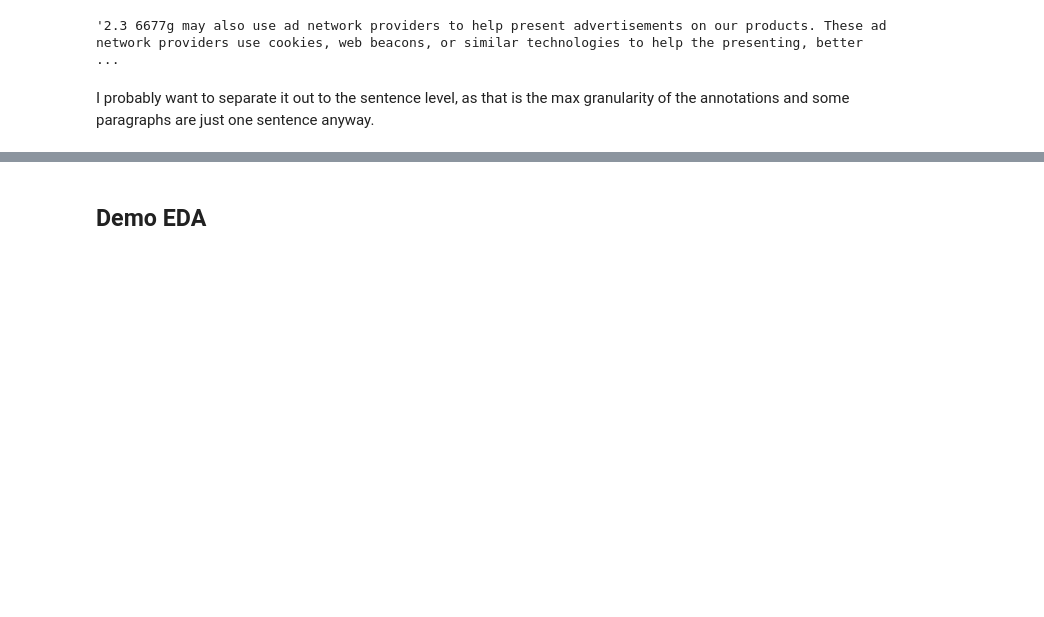
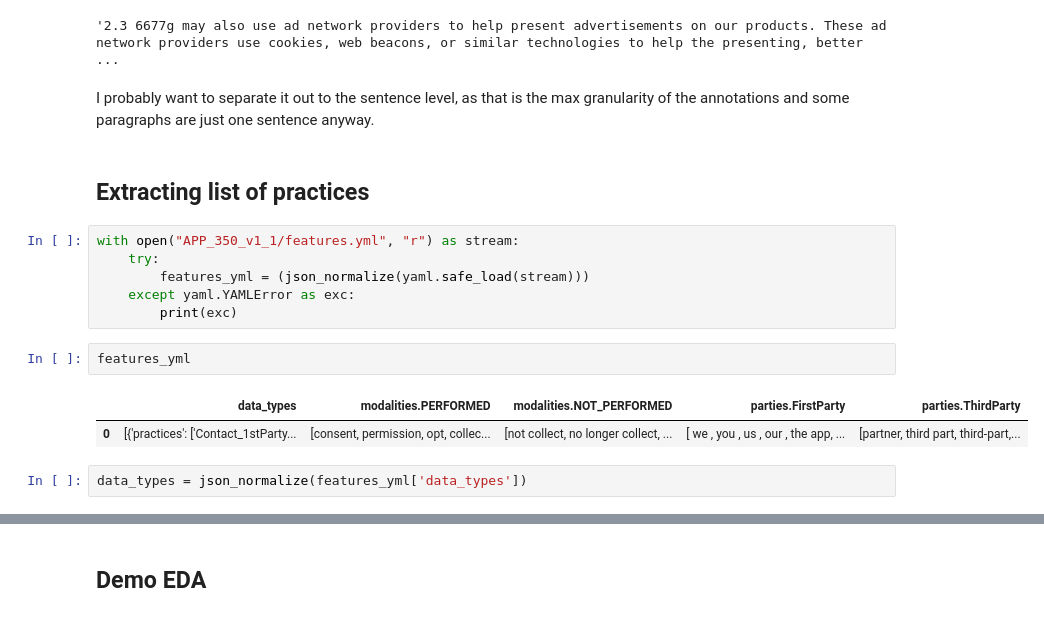
Before and after one commit to calhinchcliffe/nlp_privacy_policies, a Jupyter notebook: EDA and Modelling/4_capstone_work_modelling.ipynb, the cells around one changed output, grey strips where cells are left out. Saved outputs shown, nothing was run; the diff lists cells and outputs as text; blank space fills up the shorter version.

Commit message:
Added function to get list of practices

```diff
--- a/EDA and Modelling/4_capstone_work_modelling.ipynb
+++ b/EDA and Modelling/4_capstone_work_modelling.ipynb
@@ -144,3 +148,18 @@ all_segments_df.loc[7, 'segment_text']
 '2.3 6677g may also use ad network providers to help present advertisements on our products. These ad network providers use cookies, web beacons, or similar technologies to help the presenting, better ...
 # %% [markdown]
 I probably want to separate it out to the sentence level, as that is the max granularity of the annotations and some paragraphs are just one sentence anyway.
+# %% [markdown]
+## Extracting list of practices
+# %%
+with open("APP_350_v1_1/features.yml", "r") as stream:
+    try:
+        features_yml = (json_normalize(yaml.safe_load(stream)))
+    except yaml.YAMLError as exc:
+        print(exc)
+# %%
+features_yml
+# %% [output]
+|  | data_types | modalities.PERFORMED | modalities.NOT_PERFORMED | parties.FirstParty | parties.ThirdParty |
+| 0 | [{'practices': ['Contact_1stParty... | [consent, permission, opt, collec... | [not collect, no longer collect, ... | [ we , you , us , our , the app, ... | [partner, third part, third-part,... |
+# %%
+data_types = json_normalize(features_yml['data_types'])
```
Also changed, not shown: parts of 21 cells of this notebook, 1 other file.
